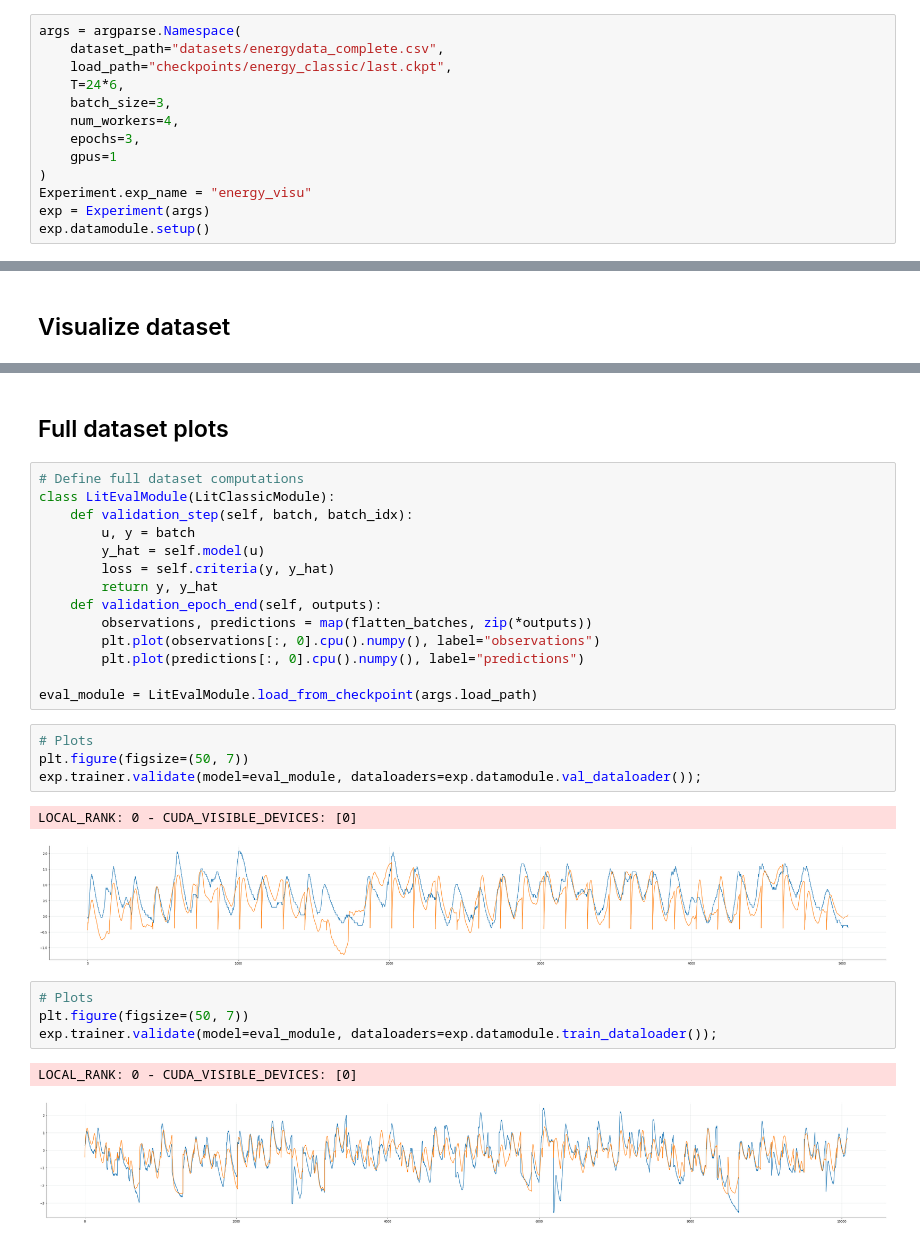
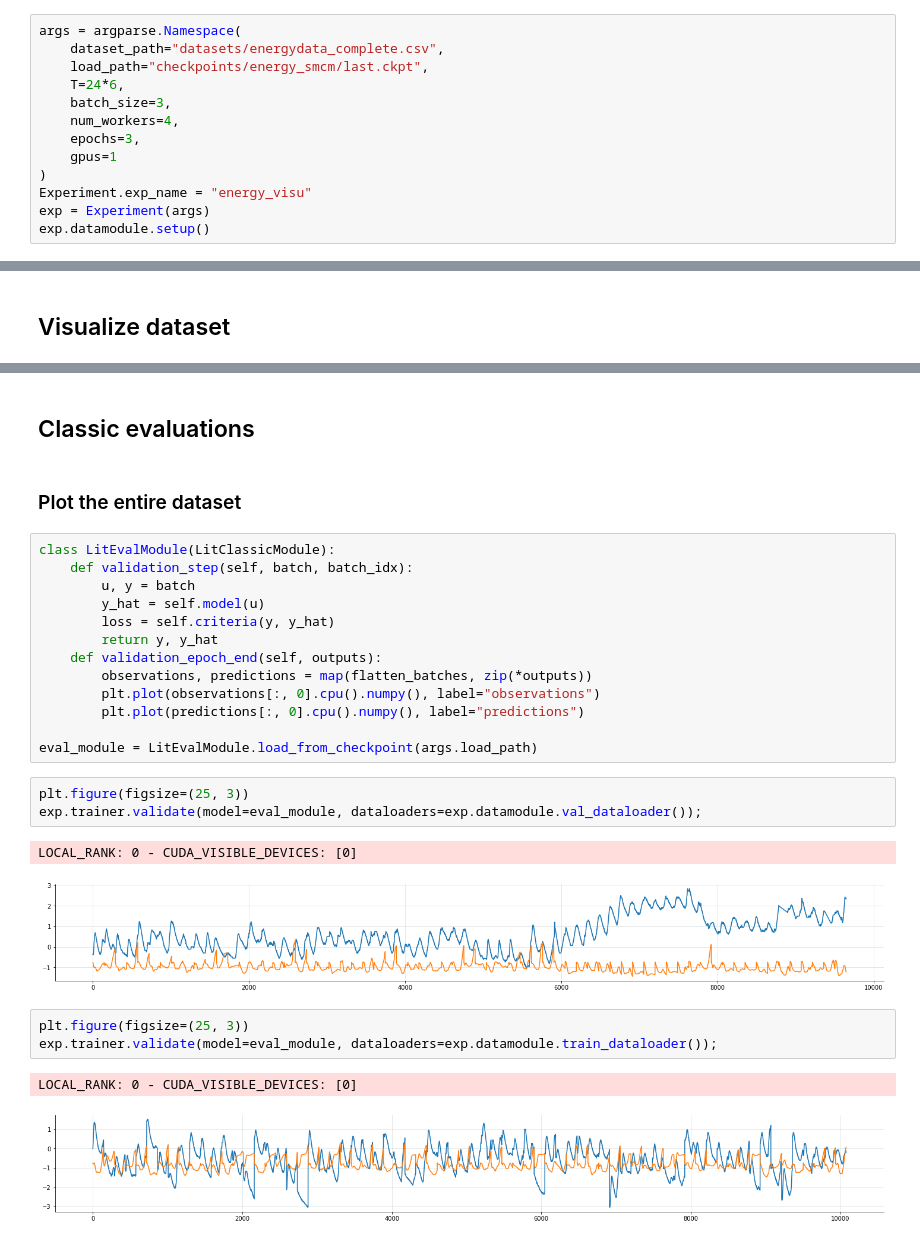
Before and after one commit to maxjcohen/SMCL, a Jupyter notebook: visualization_energy.ipynb, the cells around one changed output, grey strips where cells are left out. Drawn from its saved outputs; the diff is of its cells as text.

Commit message:
Clean visualization notebooks

```diff
--- a/visualization_energy.ipynb
+++ b/visualization_energy.ipynb
@@ -33,7 +33,7 @@ plt.rcParams.update({
 # %%
 args = argparse.Namespace(
     dataset_path="datasets/energydata_complete.csv",
-    load_path="checkpoints/energy_classic/last.ckpt",
+    load_path="checkpoints/energy_smcm/last.ckpt",
     T=24*6,
     batch_size=3,
     num_workers=4,
@@ -114,7 +57,8 @@ LOCAL_RANK: 0 - CUDA_VISIBLE_DEVICES: [0]
+# %% [markdown]
+## Classic evaluations
 # %% [markdown]
-## Full dataset plots
+### Plot the entire dataset
 # %%
-# Define full dataset computations
 class LitEvalModule(LitClassicModule):
     def validation_step(self, batch, batch_idx):
         u, y = batch
@@ -128,16 +72,14 @@ class LitEvalModule(LitClassicModule):
 
 eval_module = LitEvalModule.load_from_checkpoint(args.load_path)
 # %%
-# Plots
-plt.figure(figsize=(50, 7))
+plt.figure(figsize=(25, 3))
 exp.trainer.validate(model=eval_module, dataloaders=exp.datamodule.val_dataloader());
 # %% [output]
 LOCAL_RANK: 0 - CUDA_VISIBLE_DEVICES: [0]
-[figure, old version]
+[figure, new version]
 # %%
-# Plots
-plt.figure(figsize=(50, 7))
+plt.figure(figsize=(25, 3))
 exp.trainer.validate(model=eval_module, dataloaders=exp.datamodule.train_dataloader());
 # %% [output]
 LOCAL_RANK: 0 - CUDA_VISIBLE_DEVICES: [0]
-[figure, old version]
+[figure, new version]
```
Also changed, not shown: parts of 22 cells of this notebook, 2 other files.
